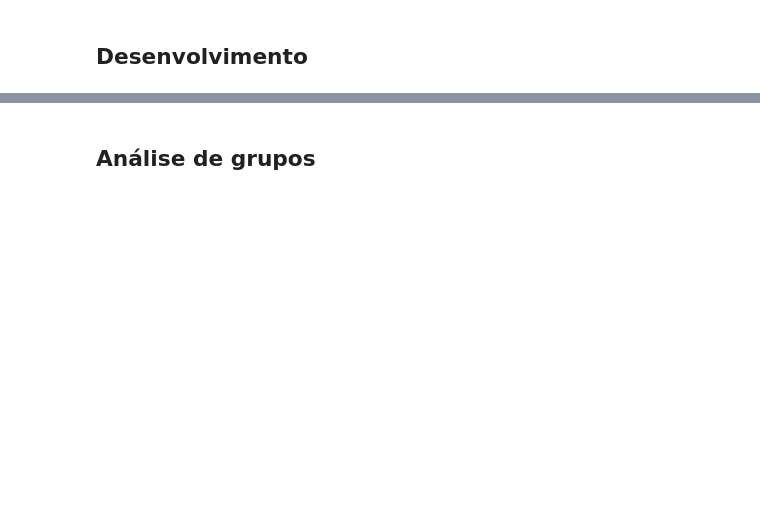
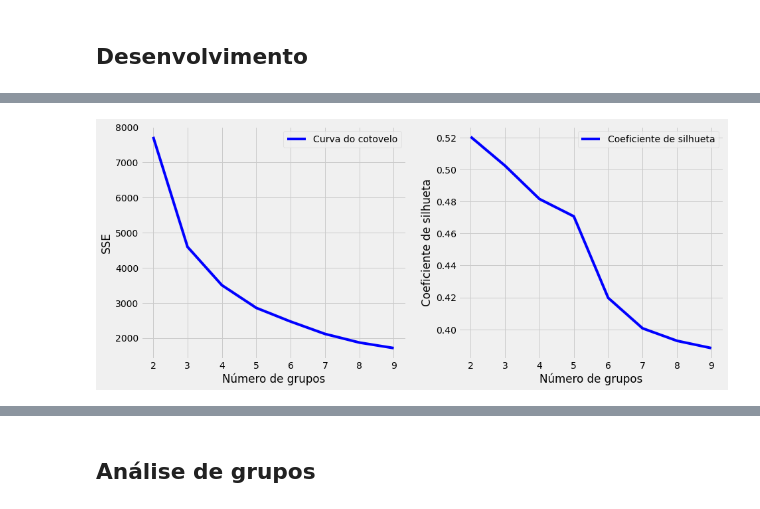
Before and after one commit to wander-asb/Customer_Segmentation, a Jupyter notebook: Segmentação_de_consumidores.ipynb, the cells around one changed output, grey strips where cells are left out. Drawn from its saved outputs; the diff is of its cells as text; code cells hidden in the pictures; blank space fills up the shorter version.

```diff
--- a/Segmentação_de_consumidores.ipynb
+++ b/Segmentação_de_consumidores.ipynb
@@ -213,19 +186,14 @@ rfm_dataframe.describe().round(2)
 Q1 = rfm_dataframe.Montante.quantile(0.05)
 Q3 = rfm_dataframe.Montante.quantile(0.95)
 IQR = Q3 - Q1
-rfm_dataframe = rfm_dataframe[(rfm_dataframe.Montante >= Q1 - 1.5*IQR) & (rfm_dataframe.Montante <= Q3 + 1.5*IQR)]
+rfm_dataframe = rfm_dataframe[(rfm_dataframe.Montante >= Q1 - 1.5*IQR) & (rfm_dataframe.Montante <= Q3 + 1.5*IQR)].copy()
 
 Q1 = rfm_dataframe.Recencia.quantile(0.05)
 Q3 = rfm_dataframe.Recencia.quantile(0.95)
 IQR = Q3 - Q1
-rfm_dataframe = rfm_dataframe[(rfm_dataframe.Recencia >= Q1 - 1.5*IQR) & (rfm_dataframe.Recencia <= Q3 + 1.5*IQR)]
+rfm_dataframe = rfm_dataframe[(rfm_dataframe.Recencia >= Q1 - 1.5*IQR) & (rfm_dataframe.Recencia <= Q3 + 1.5*IQR)].copy()
 
 Q1 = rfm_dataframe.Frequencia.quantile(0.05)
 Q3 = rfm_dataframe.Frequencia.quantile(0.95)
 IQR = Q3 - Q1
-rfm_dataframe = rfm_dataframe[(rfm_dataframe.Frequencia >= Q1 - 1.5*IQR) & (rfm_dataframe.Frequencia <= Q3 + 1.5*IQR)]
-
-Q1 = rfm_dataframe.Elasticidade.quantile(0.05)
-Q3 = rfm_dataframe.Elasticidade.quantile(0.95)
-IQR = Q3 - Q1
-rfm_dataframe = rfm_dataframe[(rfm_dataframe.Elasticidade >= Q1 - 1.5*IQR) & (rfm_dataframe.Elasticidade <= Q3 + 1.5*IQR)]
+rfm_dataframe = rfm_dataframe[(rfm_dataframe.Frequencia >= Q1 - 1.5*IQR) & (rfm_dataframe.Frequencia <= Q3 + 1.5*IQR)].copy()
@@ -245,6 +245,12 @@ rfm_dataframe[rfm_dataframe['Montante'] < 0]
 #Normalização de dados
 normalizacao = StandardScaler()
 
-df_rfm = rfm_dataframe[['Montante','Recencia','Frequencia','Elasticidade']]
+df_rfm = rfm_dataframe[['Montante','Recencia','Frequencia']]
+
+df_rfme = rfme_dataframe[['Montante','Recencia','Frequencia','Elasticidade']]
+
+#Normalização com os dados no default
 rfm = normalizacao.fit_transform(df_rfm)
-rfm
+
+#Normalização com a feature de elasticidade
+rfme = normalizacao.fit_transform(df_rfme)
@@ -428,0 +280,16 @@ rfm_dataframe['Segmentacao'] = cluster_labels + 1
+# %%
+plt.style.use("fivethirtyeight")
+fig = plt.figure(figsize=(14,6))
+fig.add_subplot(121)
+plt.plot(range_n_clusters, elbow,'b-',label='Curva do cotovelo')
+plt.xlabel("Número de grupos")
+plt.ylabel("SSE")
+plt.legend()
+fig.add_subplot(122)
+plt.plot(range_n_clusters, ss,'b-',label='Coeficiente de silhueta')
+plt.xlabel("Número de grupos")
+plt.ylabel("Coeficiente de silhueta")
+plt.legend()
+plt.show()
+# %% [output]
+[figure, added]
```
Also changed, not shown: parts of 39 cells of this notebook.
